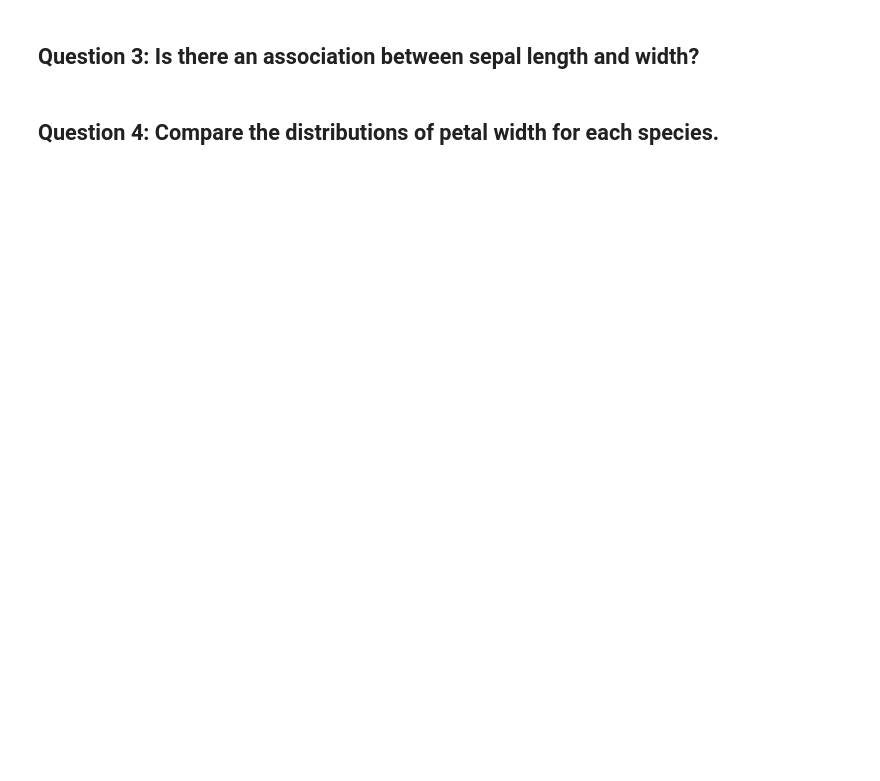
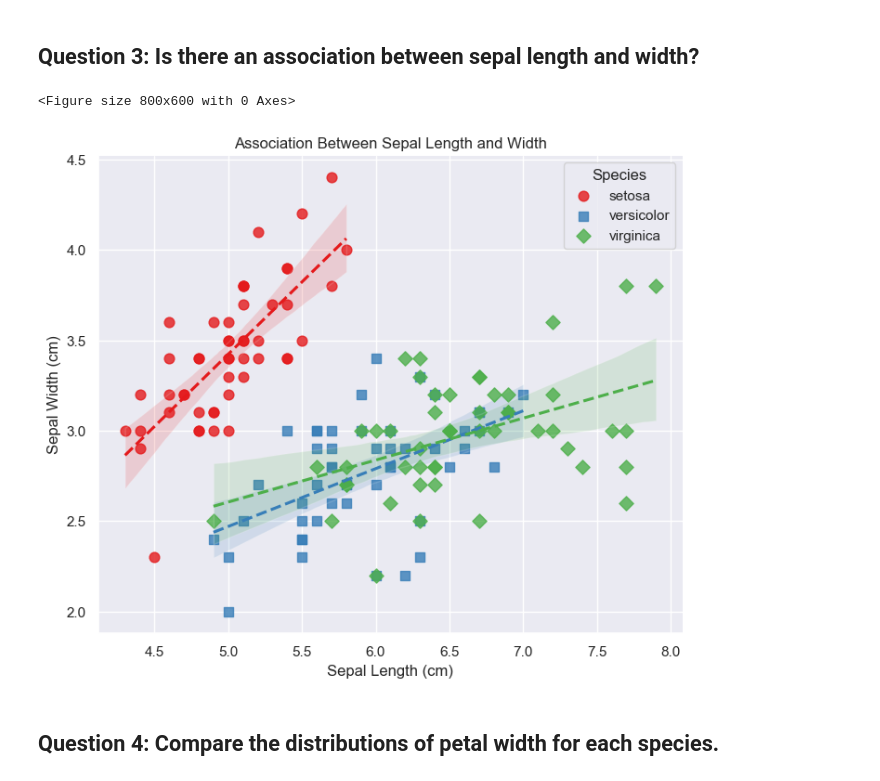
Before and after one commit to electronjia/BME1510-data-science-course, a Jupyter notebook: assignment_2/assignment2.ipynb, the cells around one changed output. Drawn from its saved outputs; the diff is of its cells as text; code cells hidden in the pictures; blank space fills up the shorter version.

```diff
--- a/assignment_2/assignment2.ipynb
+++ b/assignment_2/assignment2.ipynb
@@ -96,12 +69,28 @@ plt.show()
 # %%
 # Scatter plot to visualize association between two variables
 plt.figure(figsize=(8, 6))
-sns.scatterplot(data=iris, x='sepal_length', y='sepal_width', hue='species')
+# sns.scatterplot(data=iris, x='sepal_length', y='sepal_width', hue='species')
+sns.lmplot(
+    data=iris,
+    x='sepal_length',
+    y='sepal_width',
+    hue='species',
+    markers=['o', 's', 'D'],
+    palette='Set1',
+    height=6,
+    aspect=1.2,
+    legend=False,
+    scatter_kws={'s': 60},  # size of scatter points
+    line_kws={'linestyle':'--'}
+)
 plt.xlabel('Sepal Length (cm)')
 plt.ylabel('Sepal Width (cm)')
 plt.title('Association Between Sepal Length and Width')
 plt.legend(title='Species')
 plt.show()
+# %% [output]
+<Figure size 800x600 with 0 Axes>
+[figure, added]
 # %% [markdown]
 ## Question 4: Compare the distributions of petal width for each species.
 # %%
```
Also changed, not shown: parts of 9 cells of this notebook.
